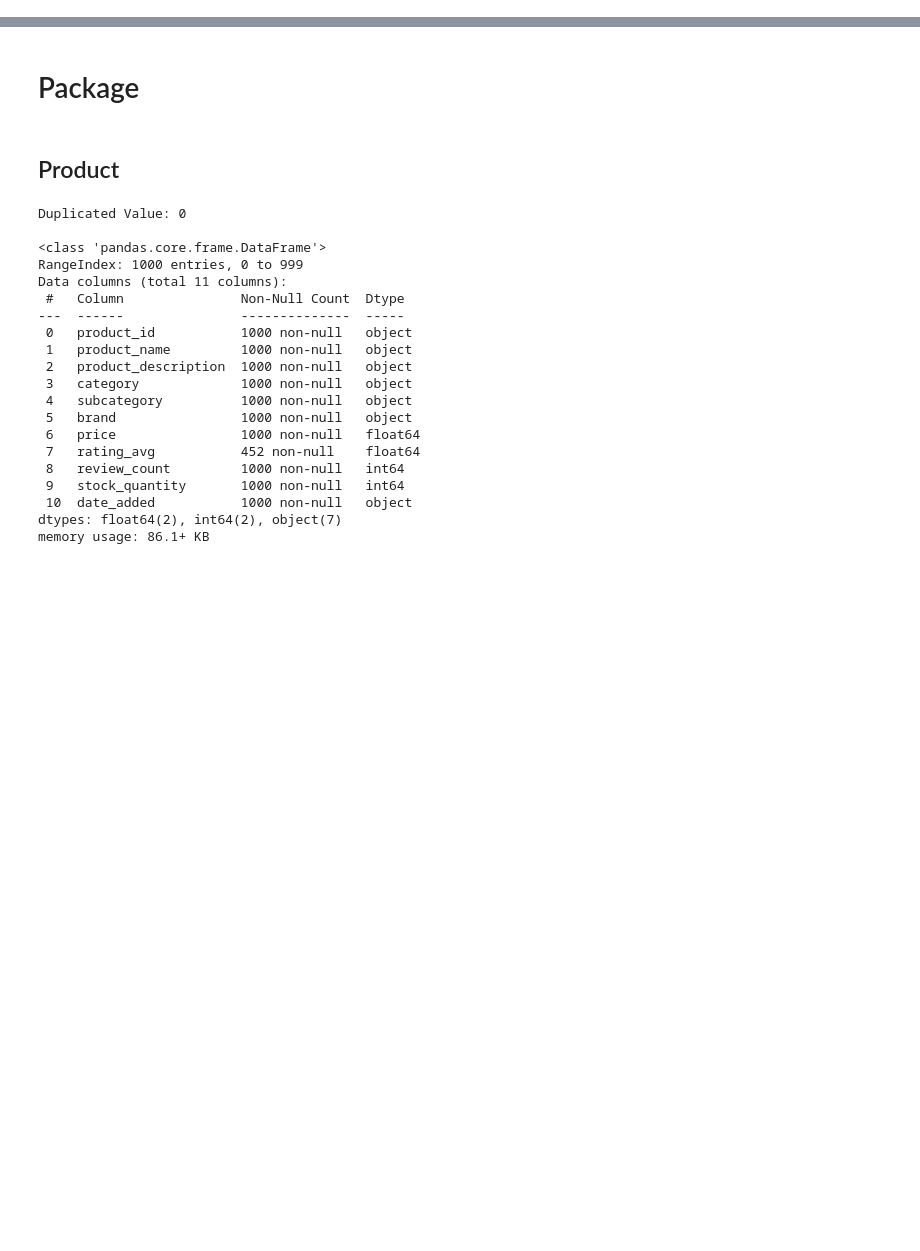
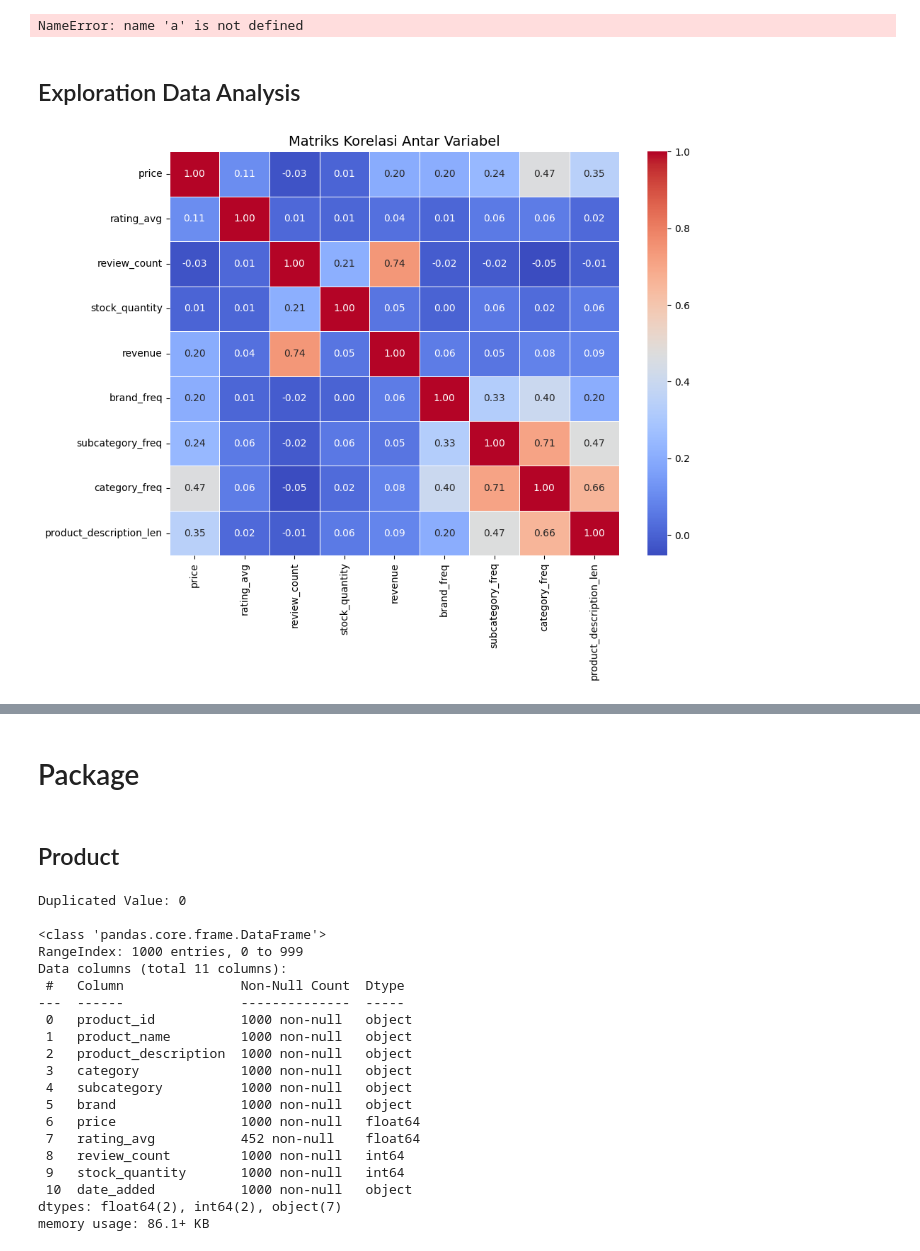
Before and after one commit to HaafizHhamda/Practice_Case, a Jupyter notebook: Notebook.ipynb, the cells around one changed output, grey strips where cells are left out. Saved outputs shown, nothing was run; the diff lists cells and outputs as text; code cells hidden in the pictures; blank space fills up the shorter version.

```diff
--- a/Notebook.ipynb
+++ b/Notebook.ipynb
@@ -0,0 +330,5 @@
+# %%
+# 1. Menghitung Frekuensi untuk kolom kategorikal
+df['brand_freq'] = df['brand'].map(df['brand'].value_counts(normalize=True))
+df['subcategory_freq'] = df['subcategory'].map(df['subcategory'].value_counts(normalize=True))
+df['category_freq'] = df['category'].map(df['category'].value_counts(normalize=True))
@@ -0,0 +485,23 @@
+# %%
+a
+# %% [output]
+NameError: name 'a' is not defined
+# %% [markdown]
+## Exploration Data Analysis
+# %%
+import pandas as pd
+import seaborn as sns
+import matplotlib.pyplot as plt
+
+# 1. Pilih kolom numerik saja
+numeric_cols = df.select_dtypes(include=['float64', 'int64']).columns
+corr_matrix = df[numeric_cols].corr()
+
+# 2. Plot Heatmap
+plt.figure(figsize=(10, 8))
+sns.heatmap(corr_matrix, annot=True, cmap='coolwarm', fmt=".2f", linewidths=0.5)
+plt.title('Matriks Korelasi Antar Variabel', fontsize=14)
+plt.tight_layout()
+plt.show()
+# %% [output]
+[figure, added]
```
Also changed, not shown: parts of 51 cells of this notebook.
